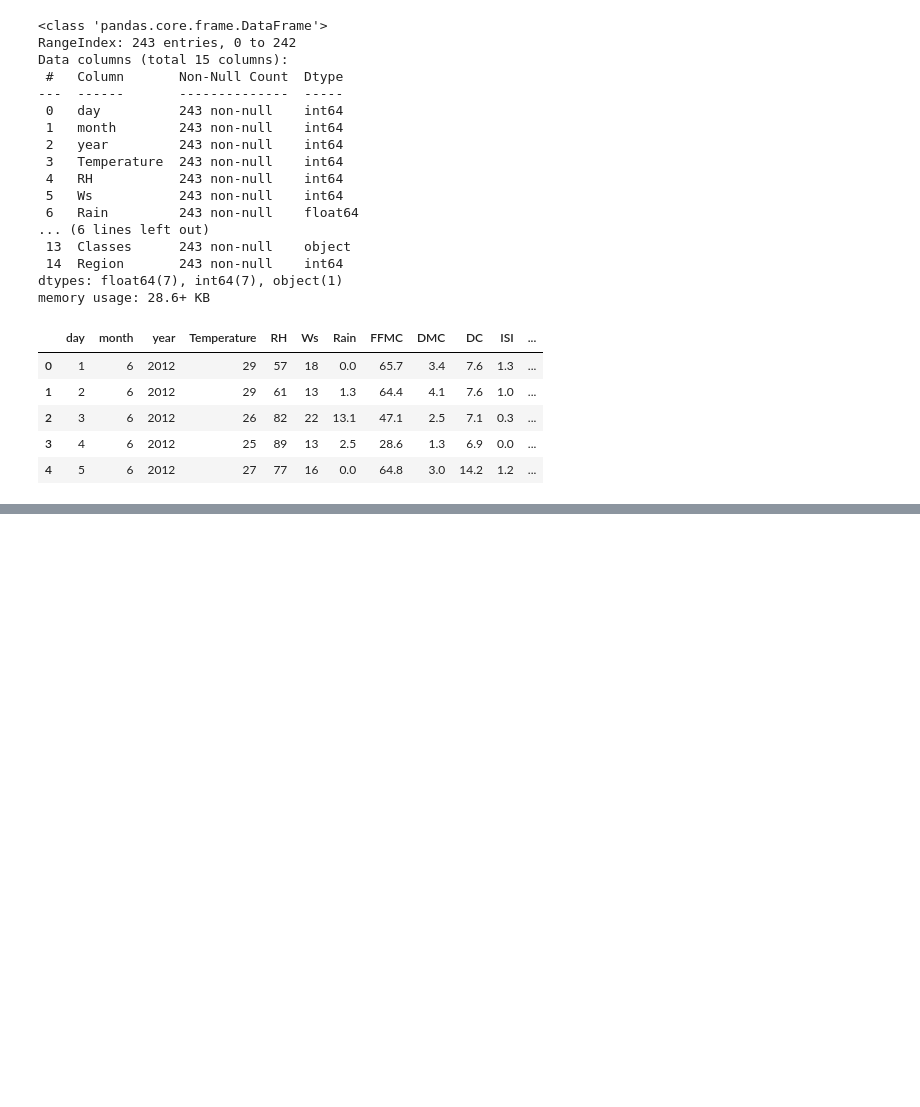
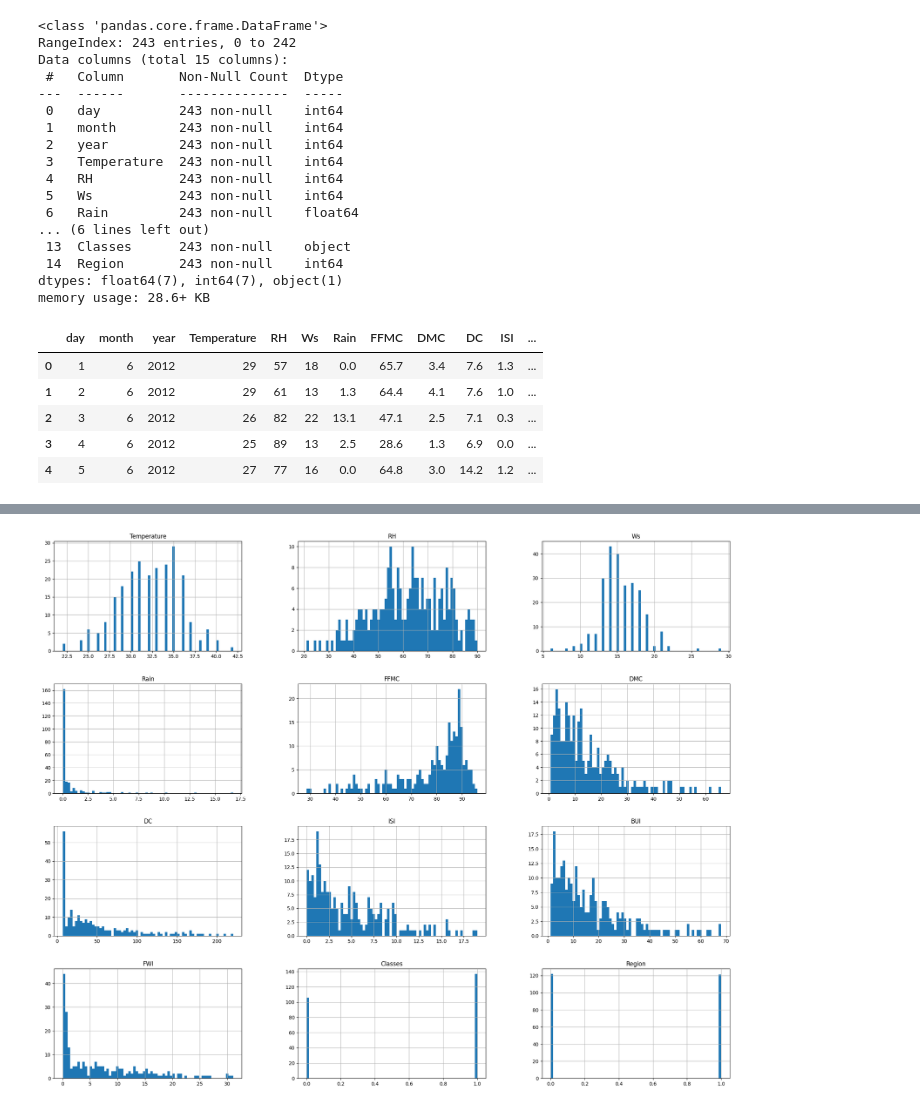
Before and after one commit to Ganglet/Algerian-Forest-Fire-Model, a Jupyter notebook: Forest_Fire.ipynb, the cells around one changed output, grey strips where cells are left out. Cells and saved outputs as stored; diff of their text form; code cells hidden in the pictures; blank space fills up the shorter version.

```diff
--- a/Forest_Fire.ipynb
+++ b/Forest_Fire.ipynb
@@ -253,0 +256,2 @@ df.describe()
+# %%
+df_copy=df.copy()
@@ -253,0 +274,3 @@ df.describe()
+# %%
+# we can use .strip() but would be using a different method
+df_copy['Classes']=np.where(df['Classes'].str.contains('not fire'),0,1)
@@ -253,0 +290,2 @@ df.describe()
+# %%
+df_copy=df_copy.drop(['day','month','year'],axis=1)
@@ -253,0 +301,5 @@ df.describe()
+# %%
+df_copy.hist(bins=70,figsize=(25,20))
+plt.show()
+# %% [output]
+[figure, added]
```
Also changed, not shown: parts of 18 cells of this notebook, 1 other file.
